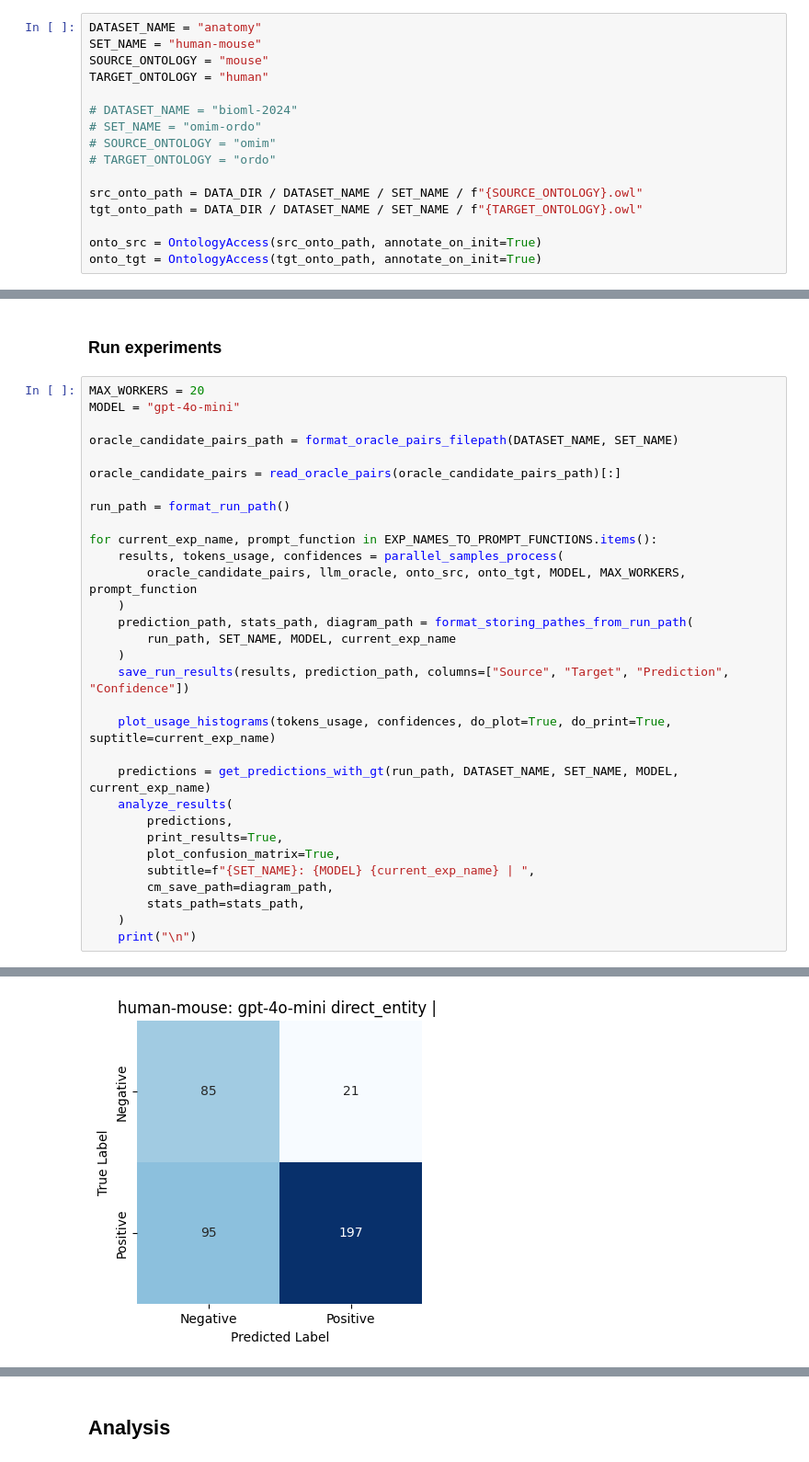
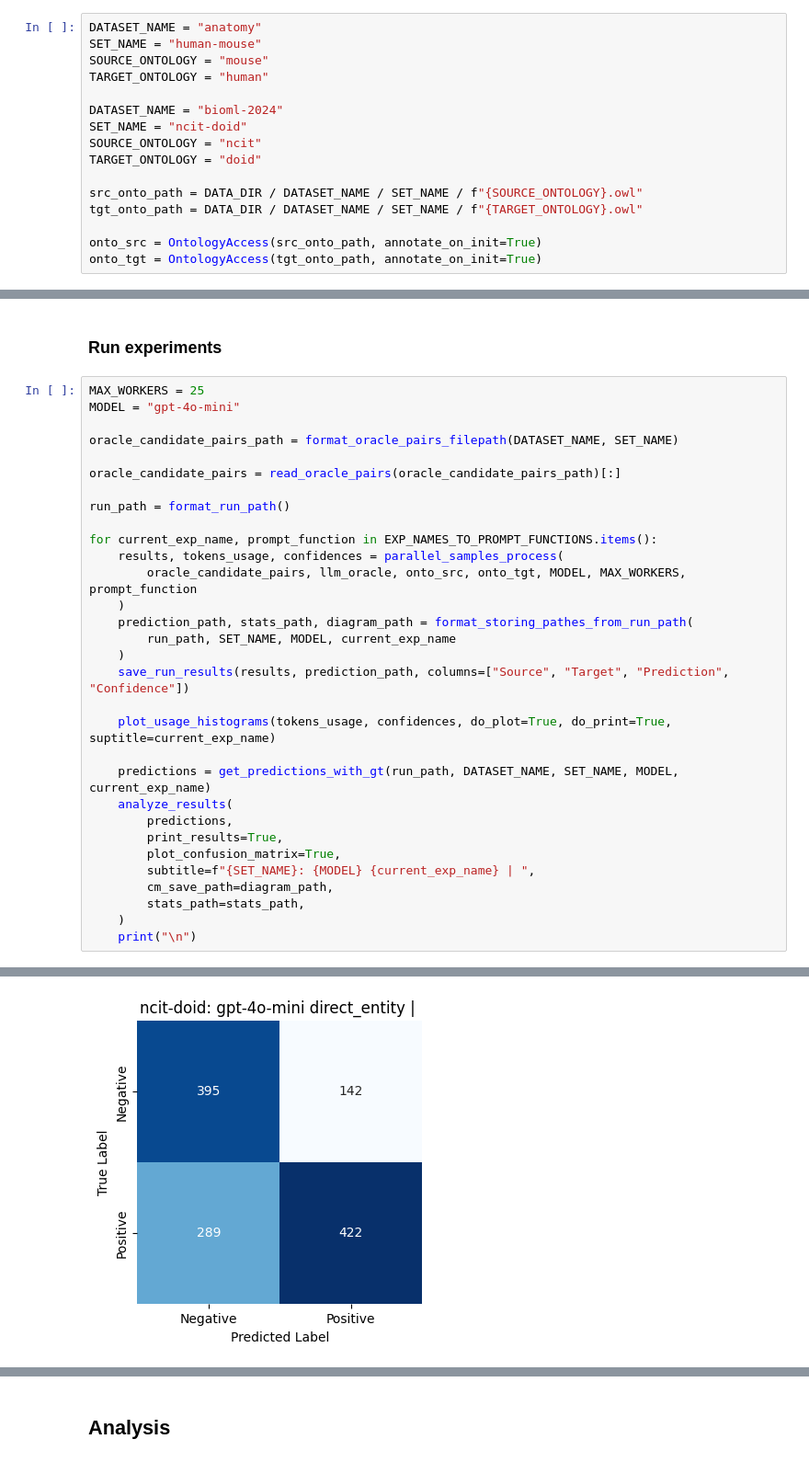
Before and after one commit to city-artificial-intelligence/logmap-llm-exp, a Jupyter notebook: notebooks/parents_experiments.ipynb, the cells around one changed output, grey strips where cells are left out. Shown at 92% size. Drawn from its saved outputs; the diff is of its cells as text.

Commit message:
run ncit doid

```diff
--- a/notebooks/parents_experiments.ipynb
+++ b/notebooks/parents_experiments.ipynb
@@ -46,10 +43,10 @@ SET_NAME = "human-mouse"
 SOURCE_ONTOLOGY = "mouse"
 TARGET_ONTOLOGY = "human"
 
-# DATASET_NAME = "bioml-2024"
-# SET_NAME = "omim-ordo"
-# SOURCE_ONTOLOGY = "omim"
-# TARGET_ONTOLOGY = "ordo"
+DATASET_NAME = "bioml-2024"
+SET_NAME = "ncit-doid"
+SOURCE_ONTOLOGY = "ncit"
+TARGET_ONTOLOGY = "doid"
 
 src_onto_path = DATA_DIR / DATASET_NAME / SET_NAME / f"{SOURCE_ONTOLOGY}.owl"
 tgt_onto_path = DATA_DIR / DATASET_NAME / SET_NAME / f"{TARGET_ONTOLOGY}.owl"
@@ -194,7 +197,7 @@ Based on their **ontological positioning, hierarchical relationships, and semant
 # %% [markdown]
 ### Run experiments
 # %%
-MAX_WORKERS = 20
+MAX_WORKERS = 25
 MODEL = "gpt-4o-mini"
 
 oracle_candidate_pairs_path = format_oracle_pairs_filepath(DATASET_NAME, SET_NAME)
@@ -237 +240 @@ F1 Score: 0.773
-[figure, old version]
+[figure, new version]
```
Also changed, not shown: parts of 5 cells of this notebook.
